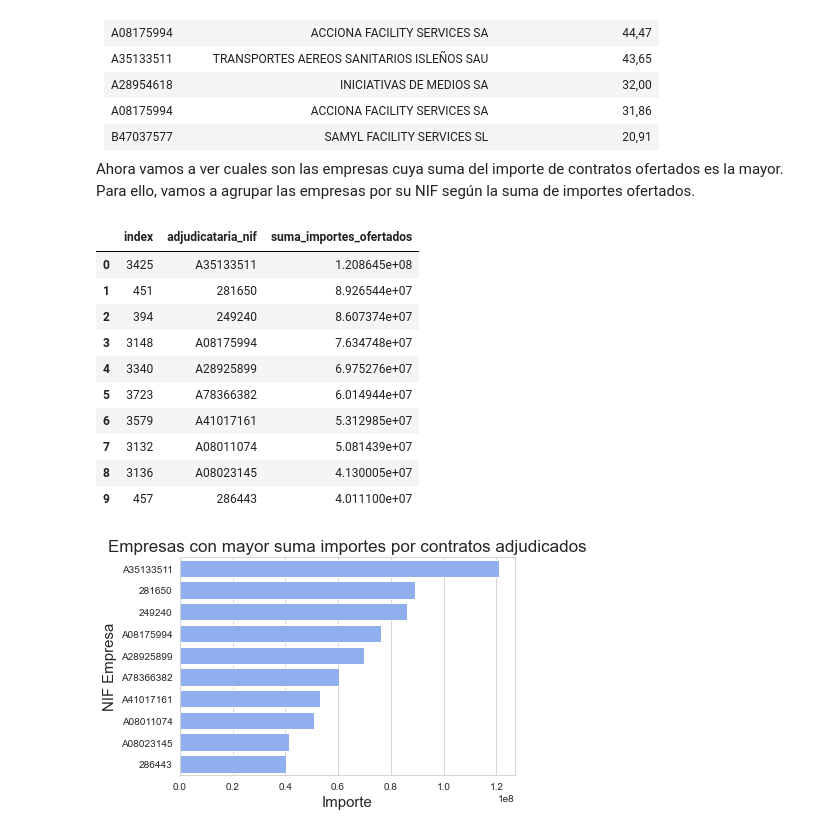
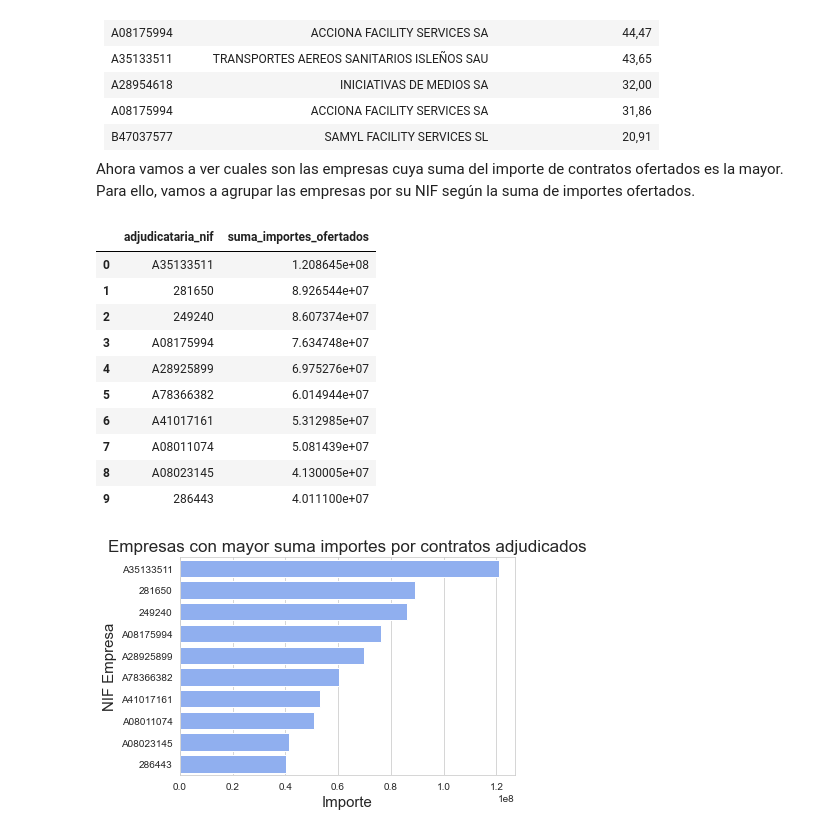
Before and after one commit to JosueLanzarote/Contratos-adjudicados-y-formalizados-del-Gobierno-de-Canarias, a Jupyter notebook: Contratos adjudicados y formalizados del Gobierno de Canarias.ipynb, the cells around one changed output. Cells and saved outputs as stored; diff of their text form; code cells hidden in the pictures.

```diff
--- a/Contratos adjudicados y formalizados del Gobierno de Canarias.ipynb
+++ b/Contratos adjudicados y formalizados del Gobierno de Canarias.ipynb
@@ -323,20 +315,20 @@ adjudicatarias_por_importes = df.groupby(df.adjudicataria_nif)['importe_ofertado
 # %%
 adjudicatarias_por_importes = adjudicatarias_por_importes.rename(columns={'importe_ofertado':'suma_importes_ofertados'})
 # %%
-mayores_adjudicatarias_suma_importes = adjudicatarias_por_importes.sort_values(by='suma_importes_ofertados', ascending=False).head(10).reset_index()
+mayores_adjudicatarias_suma_importes = adjudicatarias_por_importes.sort_values(by='suma_importes_ofertados', ascending=False).head(10).reset_index(drop=True)
 mayores_adjudicatarias_suma_importes
 # %% [output]
-|  | index | adjudicataria_nif | suma_importes_ofertados |
-| 0 | 3425 | A35133511 | 1.208645e+08 |
-| 1 | 451 | 281650 | 8.926544e+07 |
-| 2 | 394 | 249240 | 8.607374e+07 |
-| 3 | 3148 | A08175994 | 7.634748e+07 |
-| 4 | 3340 | A28925899 | 6.975276e+07 |
-| 5 | 3723 | A78366382 | 6.014944e+07 |
-| 6 | 3579 | A41017161 | 5.312985e+07 |
-| 7 | 3132 | A08011074 | 5.081439e+07 |
-| 8 | 3136 | A08023145 | 4.130005e+07 |
-| 9 | 457 | 286443 | 4.011100e+07 |
+|  | adjudicataria_nif | suma_importes_ofertados |
+| 0 | A35133511 | 1.208645e+08 |
+| 1 | 281650 | 8.926544e+07 |
+| 2 | 249240 | 8.607374e+07 |
+| 3 | A08175994 | 7.634748e+07 |
+| 4 | A28925899 | 6.975276e+07 |
+| 5 | A78366382 | 6.014944e+07 |
+| 6 | A41017161 | 5.312985e+07 |
+| 7 | A08011074 | 5.081439e+07 |
+| 8 | A08023145 | 4.130005e+07 |
+| 9 | 286443 | 4.011100e+07 |
 # %%
 sns.barplot(data=mayores_adjudicatarias_suma_importes, y='adjudicataria_nif', x='suma_importes_ofertados', color='#80aaff')
 plt.title('Empresas con mayor suma importes por contratos adjudicados', fontsize=17)
```
Also changed, not shown: parts of 14 cells of this notebook, 4 other files.
